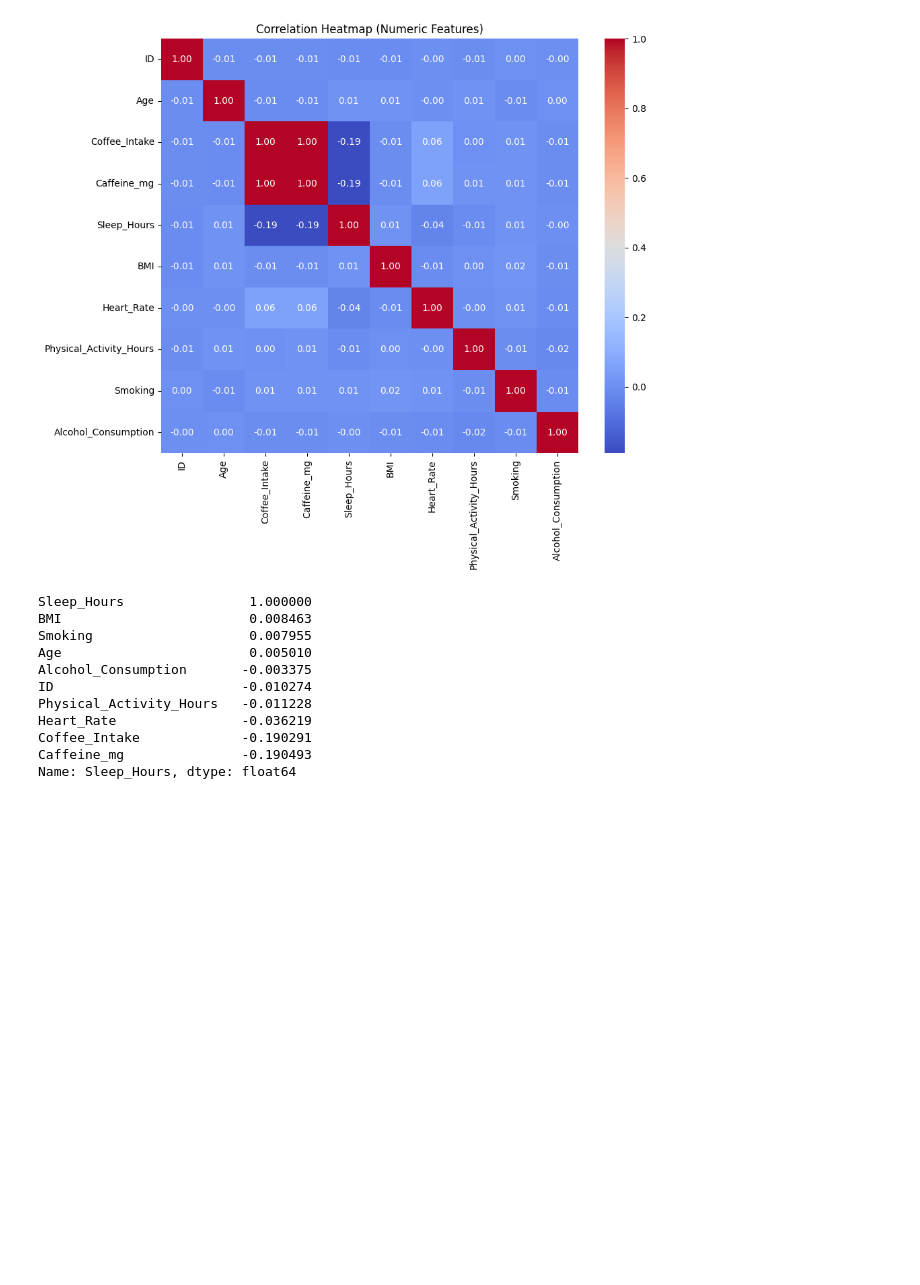
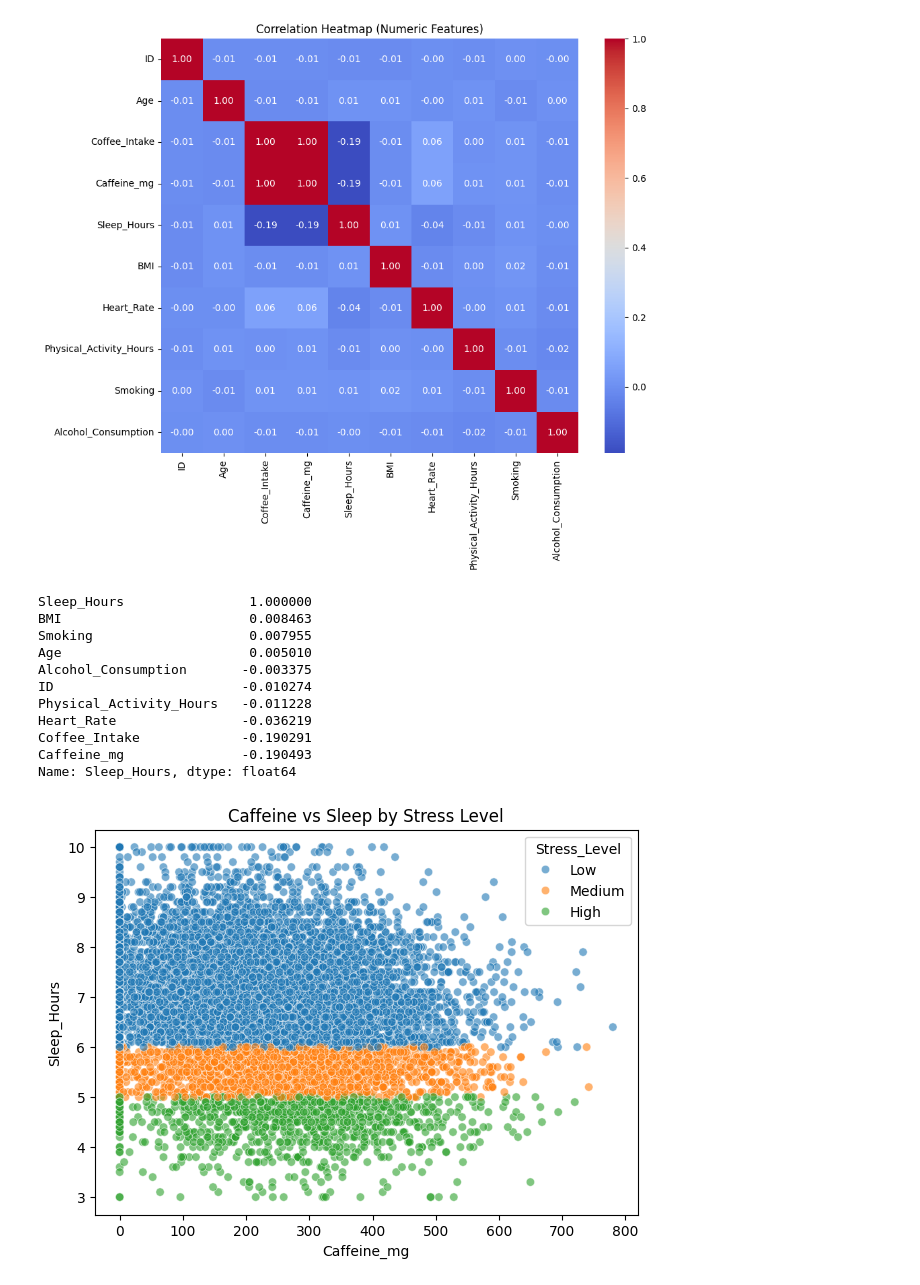
Before and after one commit to arshadziban/Data-Analysis-With-Python, a Jupyter notebook: Global Coffee Health Data Aanalysis/coffee_data_anaysis.ipynb, the cells around one changed output. Cells and saved outputs as stored; diff of their text form; code cells hidden in the pictures; blank space fills up the shorter version.

```diff
--- a/Global Coffee Health Data Aanalysis/coffee_data_anaysis.ipynb
+++ b/Global Coffee Health Data Aanalysis/coffee_data_anaysis.ipynb
@@ -125,3 +125,11 @@ Heart_Rate                -0.036219
 Coffee_Intake             -0.190291
 Caffeine_mg               -0.190493
 Name: Sleep_Hours, dtype: float64
+# %%
+# Scatterplot: Caffeine vs. Sleep
+plt.figure(figsize=(7,5))
+sns.scatterplot(x="Caffeine_mg", y="Sleep_Hours", hue="Stress_Level", data=df, alpha=0.6)
+plt.title("Caffeine vs Sleep by Stress Level")
+plt.show()
+# %% [output]
+[figure, added]
```
Also changed, not shown: parts of 1 cell of this notebook.
